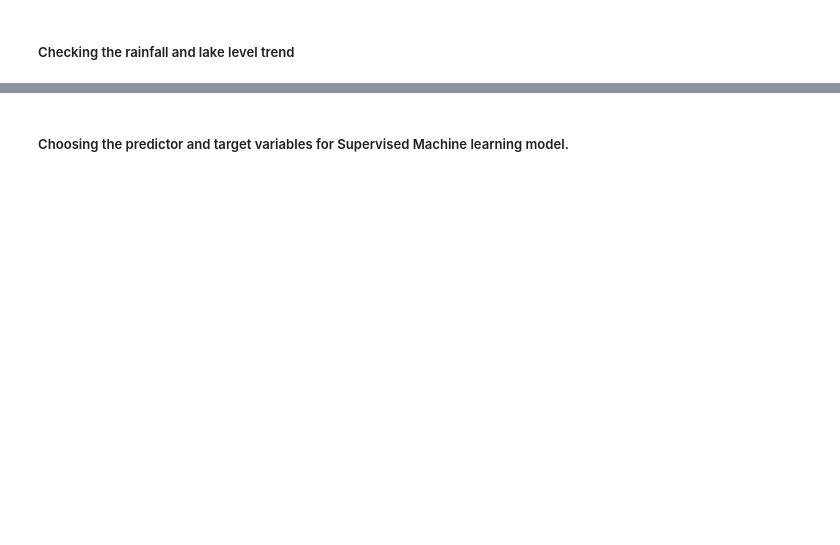
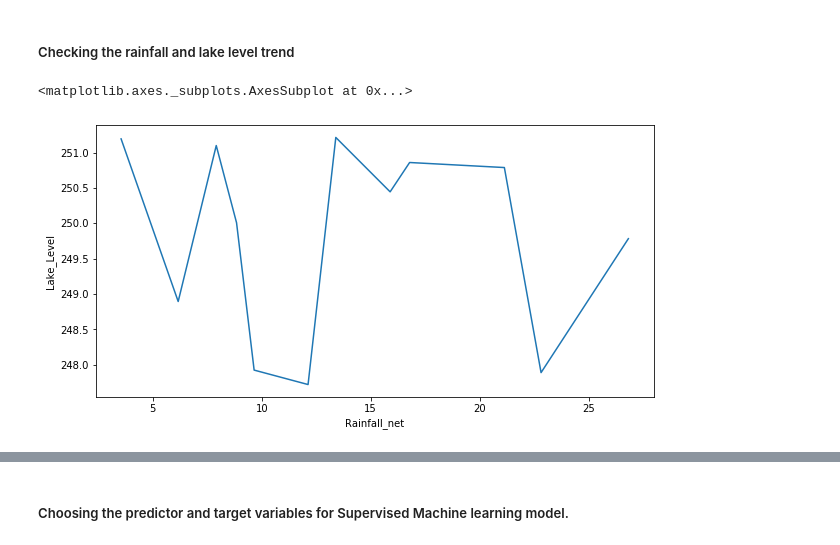
Before and after one commit to SadiqueAbdullah/Water_Bodies_EDA_ACEA, a Jupyter notebook: Water_Bodies_EDA_ACEA.ipynb, the cells around one changed output, grey strips where cells are left out. Cells and saved outputs as stored; diff of their text form; code cells hidden in the pictures; blank space fills up the shorter version.

```diff
--- a/Water_Bodies_EDA_ACEA.ipynb
+++ b/Water_Bodies_EDA_ACEA.ipynb
@@ -252,7 +385,12 @@ plt.figure(figsize=(40,40))
 # %% [markdown]
 ##### Checking the rainfall and lake level trend
 # %%
+plt.figure(figsize=(10,5))
 comp=lb1[lb1["Year"].isin([2018])]
-comp1=comp[["Lake_Level","Rainfall_net","Month"]]
-sns.lineplot(data=comp1, x="Rainfall_net", y="Lake_Level")
+Lake_Level_monthly_2018= comp.groupby(["Month"])[["Lake_Level","Rainfall_net"]].mean().reset_index()
+#comp1=comp[["Lake_Level","Rainfall_net","Month"]]
+sns.lineplot(data=Lake_Level_monthly_2018, x="Rainfall_net", y="Lake_Level")
+# %% [output]
+<matplotlib.axes._subplots.AxesSubplot at 0x...>
+[figure, added]
 # %%
```
Also changed, not shown: parts of 24 cells of this notebook.
